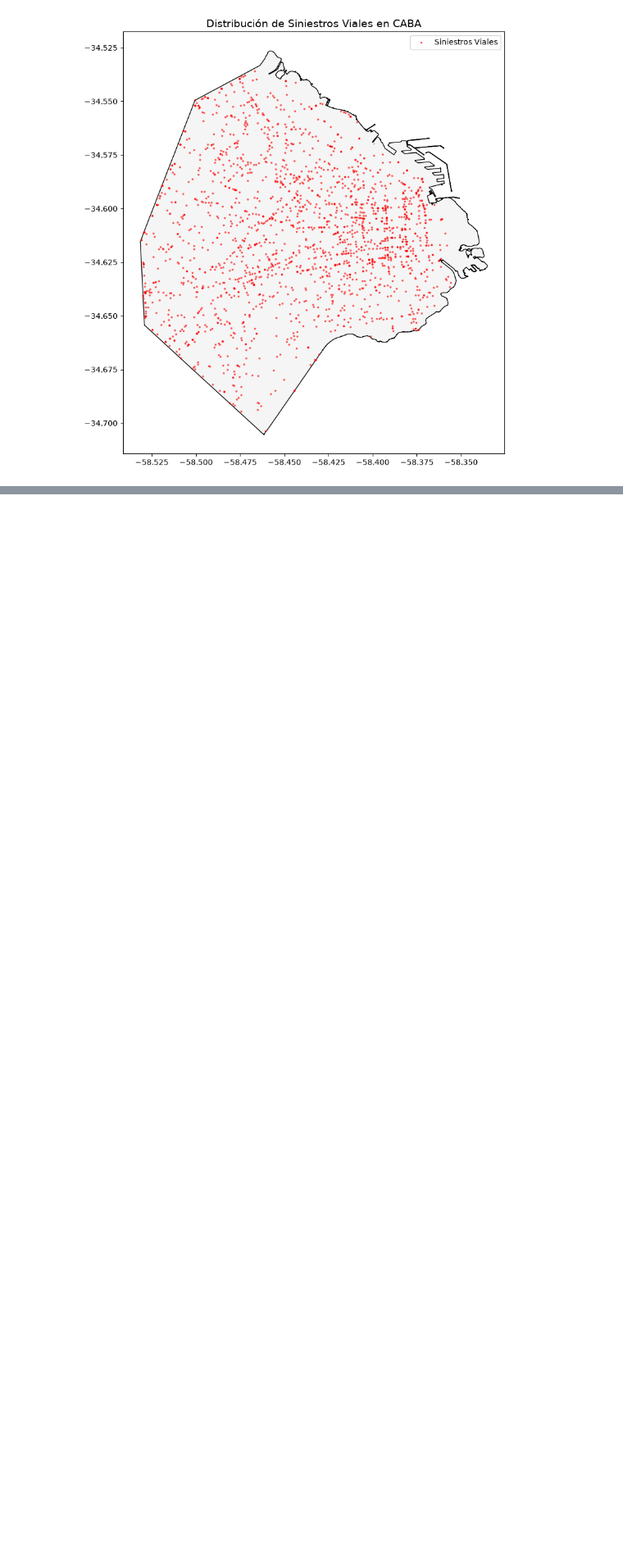
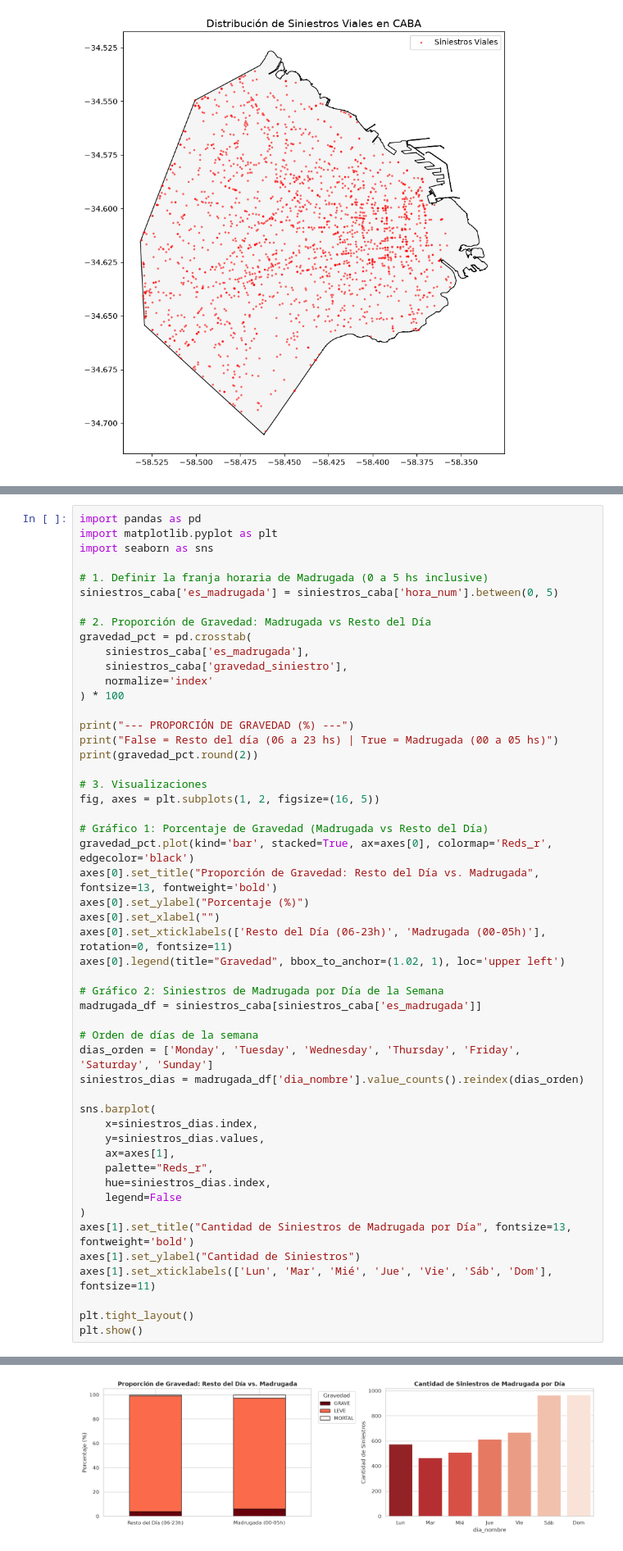
Before and after one commit to AndresFrancica/PuntosCriticosTransito, a Jupyter notebook: 01_eda_inicial.ipynb, the cells around one changed output, grey strips where cells are left out. Shown at 82% size. Drawn from its saved outputs; the diff is of its cells as text; blank space fills up the shorter version.

```diff
--- a/01_eda_inicial.ipynb
+++ b/01_eda_inicial.ipynb
@@ -90,0 +314,52 @@ plt.show()
+# %%
+import pandas as pd
+import matplotlib.pyplot as plt
+import seaborn as sns
+
+# 1. Definir la franja horaria de Madrugada (0 a 5 hs inclusive)
+siniestros_caba['es_madrugada'] = siniestros_caba['hora_num'].between(0, 5)
+
+# 2. Proporción de Gravedad: Madrugada vs Resto del Día
+gravedad_pct = pd.crosstab(
+    siniestros_caba['es_madrugada'],
+    siniestros_caba['gravedad_siniestro'],
+    normalize='index'
+) * 100
+
+print("--- PROPORCIÓN DE GRAVEDAD (%) ---")
+print("False = Resto del día (06 a 23 hs) | True = Madrugada (00 a 05 hs)")
+print(gravedad_pct.round(2))
+
+# 3. Visualizaciones
+fig, axes = plt.subplots(1, 2, figsize=(16, 5))
+
+# Gráfico 1: Porcentaje de Gravedad (Madrugada vs Resto del Día)
+gravedad_pct.plot(kind='bar', stacked=True, ax=axes[0], colormap='Reds_r', edgecolor='black')
+axes[0].set_title("Proporción de Gravedad: Resto del Día vs. Madrugada", fontsize=13, fontweight='bold')
+axes[0].set_ylabel("Porcentaje (%)")
+axes[0].set_xlabel("")
+axes[0].set_xticklabels(['Resto del Día (06-23h)', 'Madrugada (00-05h)'], rotation=0, fontsize=11)
+axes[0].legend(title="Gravedad", bbox_to_anchor=(1.02, 1), loc='upper left')
+
+# Gráfico 2: Siniestros de Madrugada por Día de la Semana
+madrugada_df = siniestros_caba[siniestros_caba['es_madrugada']]
+
+# Orden de días de la semana
+dias_orden = ['Monday', 'Tuesday', 'Wednesday', 'Thursday', 'Friday', 'Saturday', 'Sunday']
+siniestros_dias = madrugada_df['dia_nombre'].value_counts().reindex(dias_orden)
+
+sns.barplot(
+    x=siniestros_dias.index,
+    y=siniestros_dias.values,
+    ax=axes[1],
+    palette="Reds_r",
+    hue=siniestros_dias.index,
+    legend=False
+)
+axes[1].set_title("Cantidad de Siniestros de Madrugada por Día", fontsize=13, fontweight='bold')
+axes[1].set_ylabel("Cantidad de Siniestros")
+axes[1].set_xticklabels(['Lun', 'Mar', 'Mié', 'Jue', 'Vie', 'Sáb', 'Dom'], fontsize=11)
+
+plt.tight_layout()
+plt.show()
+# %% [output]
@@ -90,0 +372 @@ plt.show()
+[figure, added]
```
Also changed, not shown: parts of 17 cells of this notebook, 2 other files.
